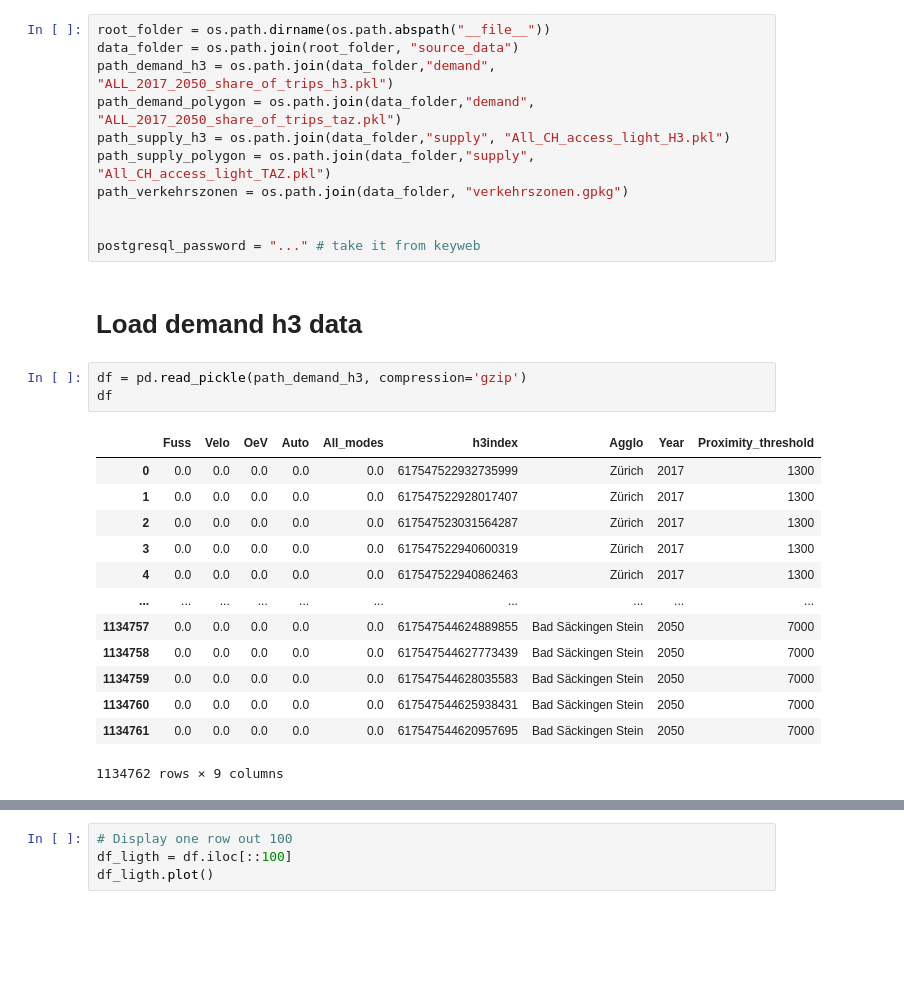
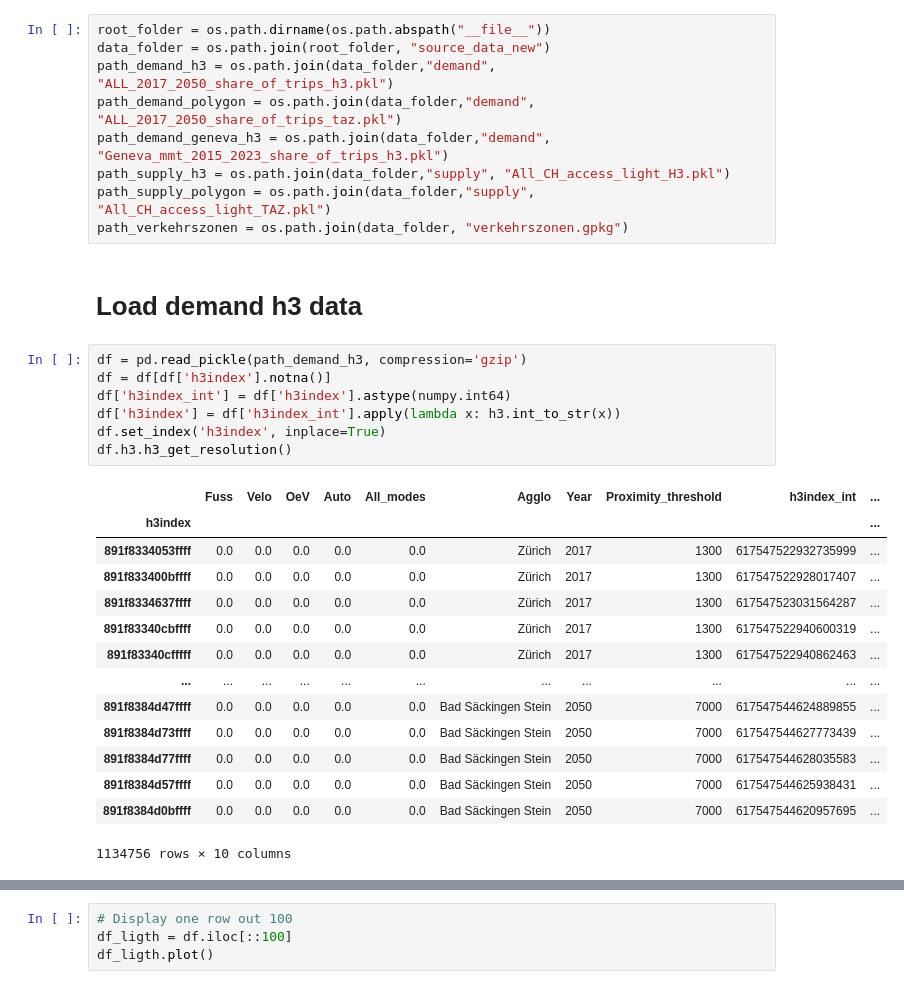
Before and after one commit to EPFL-ENAC/LASUR-swiss-proximity, a Jupyter notebook: data_processing/processing.ipynb, the cells around one changed output, grey strips where cells are left out. Drawn from its saved outputs; the diff is of its cells as text; blank space fills up the shorter version.

```diff
--- a/data_processing/processing.ipynb
+++ b/data_processing/processing.ipynb
@@ -11,31 +15,34 @@ from sqlalchemy import create_engine
 Define paths and password
 # %%
 root_folder = os.path.dirname(os.path.abspath("__file__"))
-data_folder = os.path.join(root_folder, "source_data")
+data_folder = os.path.join(root_folder, "source_data_new")
 path_demand_h3 = os.path.join(data_folder,"demand", "ALL_2017_2050_share_of_trips_h3.pkl")
 path_demand_polygon = os.path.join(data_folder,"demand", "ALL_2017_2050_share_of_trips_taz.pkl")
+path_demand_geneva_h3 = os.path.join(data_folder,"demand", "Geneva_mmt_2015_2023_share_of_trips_h3.pkl")
 path_supply_h3 = os.path.join(data_folder,"supply", "All_CH_access_light_H3.pkl")
 path_supply_polygon = os.path.join(data_folder,"supply", "All_CH_access_light_TAZ.pkl")
 path_verkehrszonen = os.path.join(data_folder, "verkehrszonen.gpkg")
-
-
-postgresql_password = "..." # take it from keyweb
 # %% [markdown]
 # Load demand h3 data
-# %%
-df = pd.read_pickle(path_demand_h3, compression='gzip')
-df
-# %% [output]
-|  | Fuss | Velo | OeV | Auto | All_modes | h3index | Agglo | Year | Proximity_threshold |
-| 0 | 0.0 | 0.0 | 0.0 | 0.0 | 0.0 | 617547522932735999 | Zürich | 2017 | 1300 |
-| 1 | 0.0 | 0.0 | 0.0 | 0.0 | 0.0 | 617547522928017407 | Zürich | 2017 | 1300 |
-| 2 | 0.0 | 0.0 | 0.0 | 0.0 | 0.0 | 617547523031564287 | Zürich | 2017 | 1300 |
-| 3 | 0.0 | 0.0 | 0.0 | 0.0 | 0.0 | 617547522940600319 | Zürich | 2017 | 1300 |
-| 4 | 0.0 | 0.0 | 0.0 | 0.0 | 0.0 | 617547522940862463 | Zürich | 2017 | 1300 |
-| ... | ... | ... | ... | ... | ... | ... | ... | ... | ... |
-| 1134757 | 0.0 | 0.0 | 0.0 | 0.0 | 0.0 | 617547544624889855 | Bad Säckingen Stein | 2050 | 7000 |
-| 1134758 | 0.0 | 0.0 | 0.0 | 0.0 | 0.0 | 617547544627773439 | Bad Säckingen Stein | 2050 | 7000 |
-| 1134759 | 0.0 | 0.0 | 0.0 | 0.0 | 0.0 | 617547544628035583 | Bad Säckingen Stein | 2050 | 7000 |
-| 1134760 | 0.0 | 0.0 | 0.0 | 0.0 | 0.0 | 617547544625938431 | Bad Säckingen Stein | 2050 | 7000 |
-| 1134761 | 0.0 | 0.0 | 0.0 | 0.0 | 0.0 | 617547544620957695 | Bad Säckingen Stein | 2050 | 7000 |
-1134762 rows × 9 columns
+# %%
+df = pd.read_pickle(path_demand_h3, compression='gzip')
+df = df[df['h3index'].notna()]
+df['h3index_int'] = df['h3index'].astype(numpy.int64)
+df['h3index'] = df['h3index_int'].apply(lambda x: h3.int_to_str(x))
+df.set_index('h3index', inplace=True)
+df.h3.h3_get_resolution()
+# %% [output]
+|  | Fuss | Velo | OeV | Auto | All_modes | Agglo | Year | Proximity_threshold | h3index_int | ... |
+| h3index |  |  |  |  |  |  |  |  |  | ... |
+| 891f8334053ffff | 0.0 | 0.0 | 0.0 | 0.0 | 0.0 | Zürich | 2017 | 1300 | 617547522932735999 | ... |
+| 891f833400bffff | 0.0 | 0.0 | 0.0 | 0.0 | 0.0 | Zürich | 2017 | 1300 | 617547522928017407 | ... |
+| 891f8334637ffff | 0.0 | 0.0 | 0.0 | 0.0 | 0.0 | Zürich | 2017 | 1300 | 617547523031564287 | ... |
+| 891f83340cbffff | 0.0 | 0.0 | 0.0 | 0.0 | 0.0 | Zürich | 2017 | 1300 | 617547522940600319 | ... |
+| 891f83340cfffff | 0.0 | 0.0 | 0.0 | 0.0 | 0.0 | Zürich | 2017 | 1300 | 617547522940862463 | ... |
+| ... | ... | ... | ... | ... | ... | ... | ... | ... | ... | ... |
+| 891f8384d47ffff | 0.0 | 0.0 | 0.0 | 0.0 | 0.0 | Bad Säckingen Stein | 2050 | 7000 | 617547544624889855 | ... |
+| 891f8384d73ffff | 0.0 | 0.0 | 0.0 | 0.0 | 0.0 | Bad Säckingen Stein | 2050 | 7000 | 617547544627773439 | ... |
+| 891f8384d77ffff | 0.0 | 0.0 | 0.0 | 0.0 | 0.0 | Bad Säckingen Stein | 2050 | 7000 | 617547544628035583 | ... |
+| 891f8384d57ffff | 0.0 | 0.0 | 0.0 | 0.0 | 0.0 | Bad Säckingen Stein | 2050 | 7000 | 617547544625938431 | ... |
+| 891f8384d0bffff | 0.0 | 0.0 | 0.0 | 0.0 | 0.0 | Bad Säckingen Stein | 2050 | 7000 | 617547544620957695 | ... |
+1134756 rows × 10 columns
```
Also changed, not shown: parts of 5 cells of this notebook, 4 other files.
